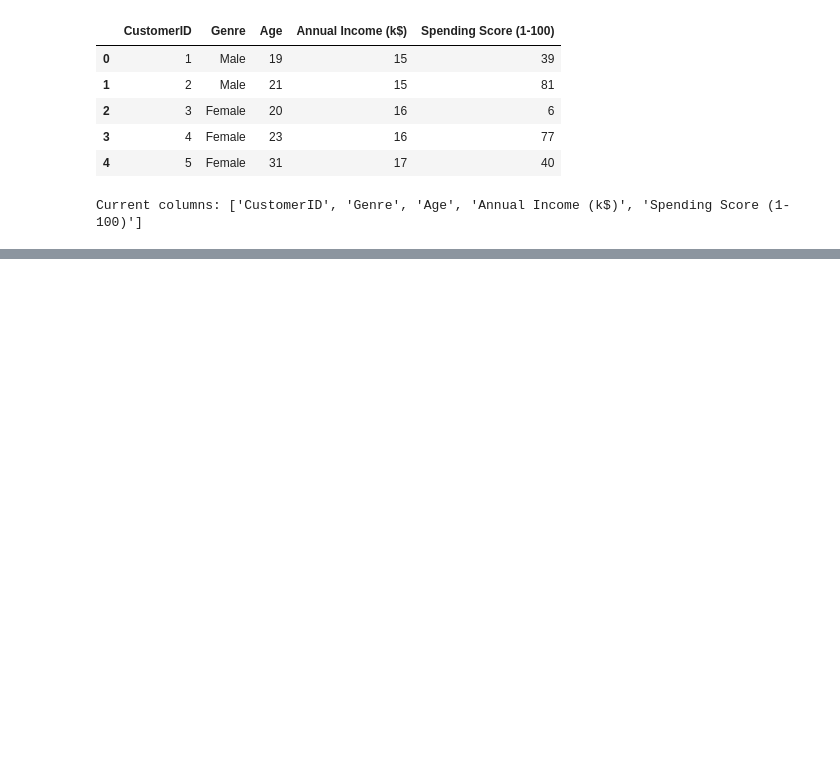
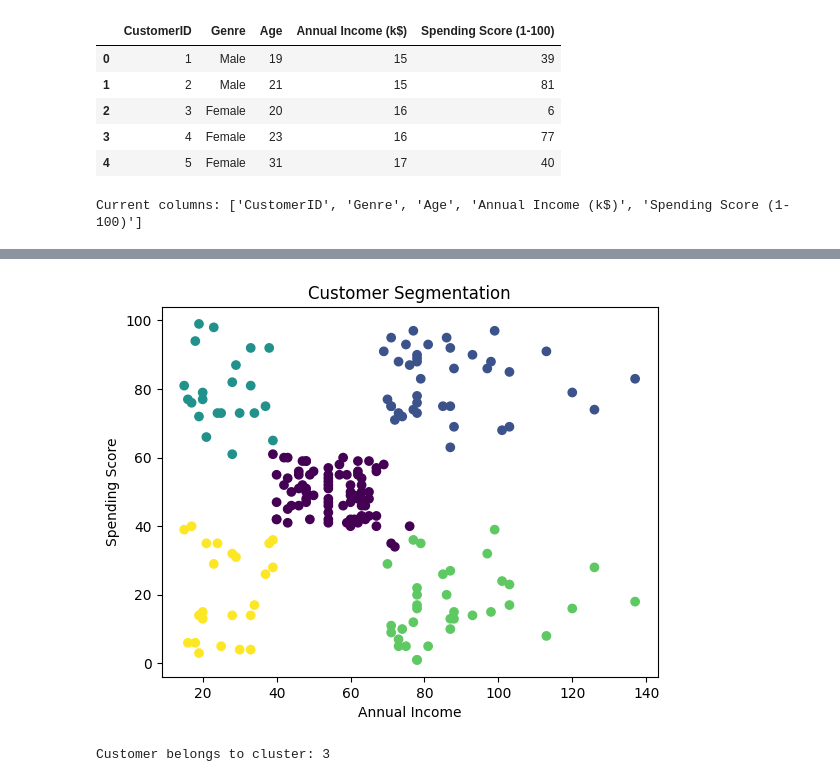
Before and after one commit to OfficialTanishGupta/ML-Models, a Jupyter notebook: KMeans-Customer-Segmentation/notebook/customer_segmentation_kmeans.ipynb, the cells around one changed output, grey strips where cells are left out. Cells and saved outputs as stored; diff of their text form; code cells hidden in the pictures; blank space fills up the shorter version.

Commit message:
Added K-Means Customer Segmentation project

```diff
--- a/KMeans-Customer-Segmentation/notebook/customer_segmentation_kmeans.ipynb
+++ b/KMeans-Customer-Segmentation/notebook/customer_segmentation_kmeans.ipynb
@@ -35,0 +51,20 @@ X_scaled = scaler.fit_transform(X)
+# %%
+# Train Final Model
+kmeans = KMeans(n_clusters=5, random_state=42)
+clusters = kmeans.fit_predict(X_scaled)
+df["Cluster"] = clusters
+# %%
+plt.scatter(
+    df["AnnualIncome (k$)"],
+    df["SpendingScore(1-100)"],
+    c=df["Cluster"],
+    cmap="viridis"
+)
+
+plt.xlabel("Annual Income")
+plt.ylabel("Spending Score")
+plt.title("Customer Segmentation")
+
+plt.show()
+# %% [output]
+[figure, added]
@@ -35,0 +77,11 @@ X_scaled = scaler.fit_transform(X)
+# %%
+sample = pd.DataFrame([[60000, 40]],
+                      columns=['AnnualIncome (k$)', 'SpendingScore(1-100)'])
+
+
+sample_scaled = scaler.transform(sample)
+cluster = kmeans.predict(sample_scaled)
+
+print(f"Customer belongs to cluster: {cluster[0]}")
+# %% [output]
+Customer belongs to cluster: 3
```
Also changed, not shown: parts of 3 cells of this notebook, 2 other files.
